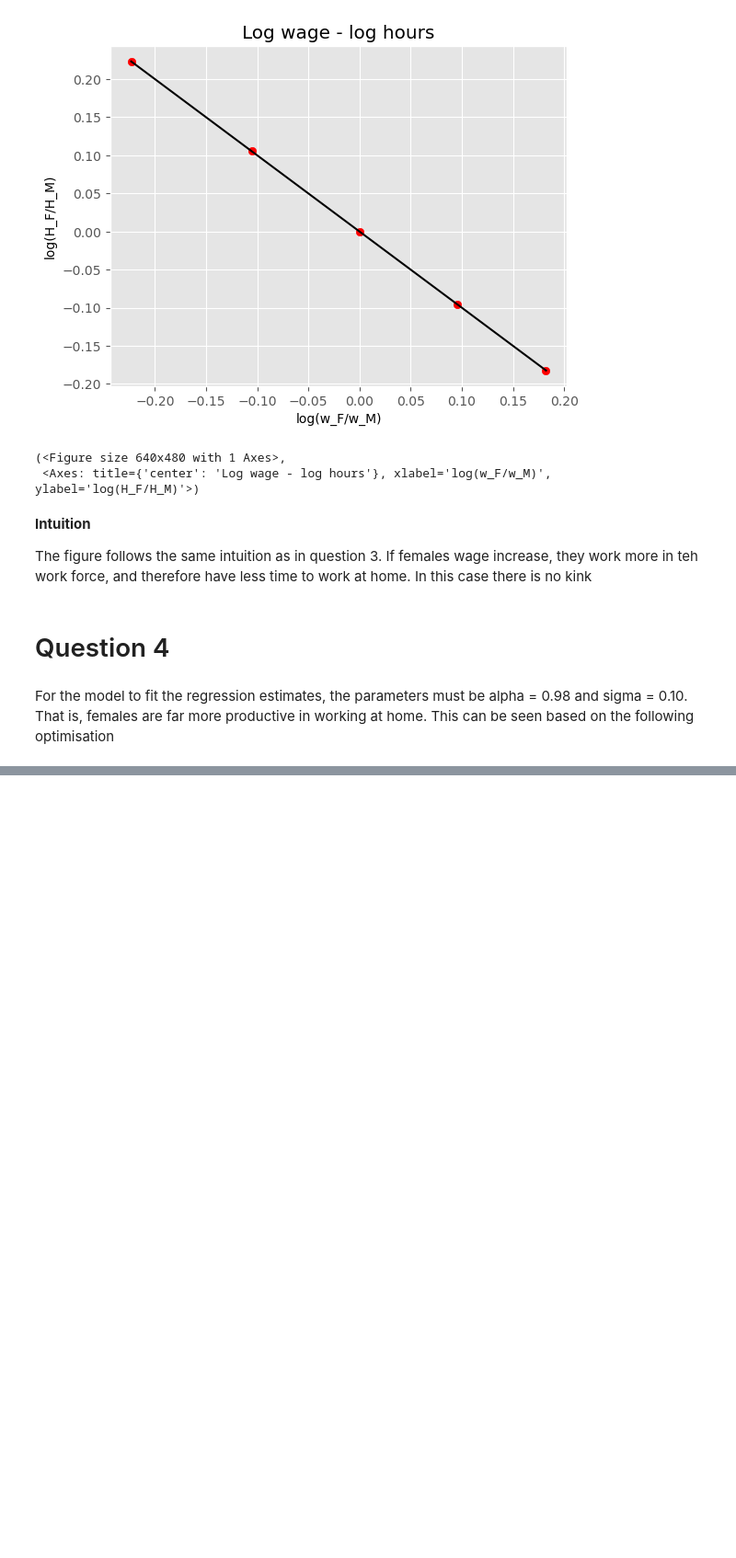
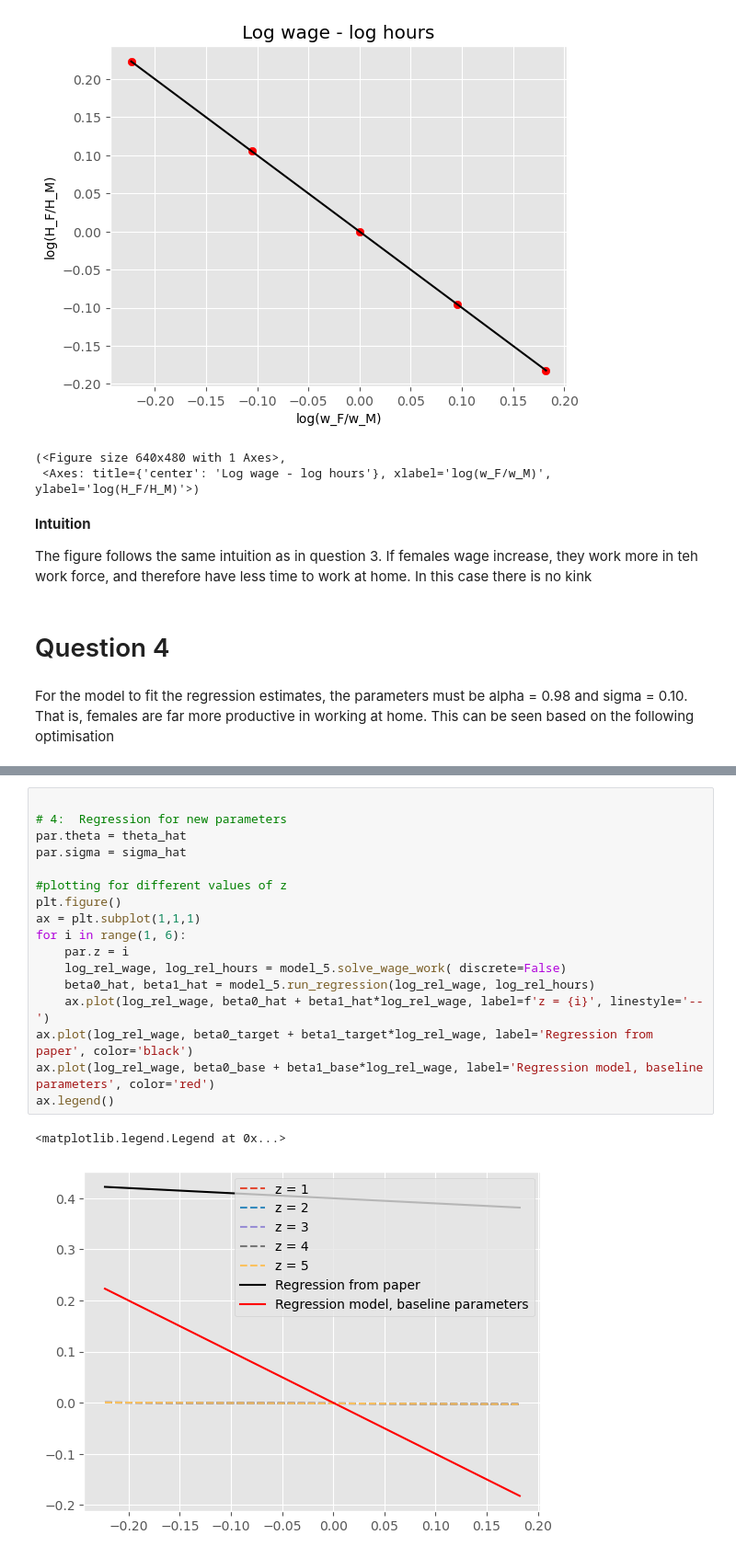
Before and after one commit to NumEconCopenhagen/projects-2023-mathias-emma, a Jupyter notebook: inauguralproject/Inaugural.ipynb, the cells around one changed output, grey strips where cells are left out. Shown at 92% size. Saved outputs shown, nothing was run; the diff lists cells and outputs as text; blank space fills up the shorter version.

```diff
--- a/inauguralproject/Inaugural.ipynb
+++ b/inauguralproject/Inaugural.ipynb
@@ -193,0 +274,20 @@ Text(0, 0.5, 'log(HF/HM)')
+# %%
+
+# 4:  Regression for new parameters
+par.theta = theta_hat
+par.sigma = sigma_hat
+
+#plotting for different values of z
+plt.figure()
+ax = plt.subplot(1,1,1)
+for i in range(1, 6):
+    par.z = i
+    log_rel_wage, log_rel_hours = model_5.solve_wage_work( discrete=False)
+    beta0_hat, beta1_hat = model_5.run_regression(log_rel_wage, log_rel_hours)
+    ax.plot(log_rel_wage, beta0_hat + beta1_hat*log_rel_wage, label=f'z = {i}', linestyle='--')
+ax.plot(log_rel_wage, beta0_target + beta1_target*log_rel_wage, label='Regression from paper', color='black')
+ax.plot(log_rel_wage, beta0_base + beta1_base*log_rel_wage, label='Regression model, baseline parameters', color='red')
+ax.legend()
+# %% [output]
+<matplotlib.legend.Legend at 0x...>
+[figure, added]
```
Also changed, not shown: parts of 5 cells of this notebook, 1 other file.
